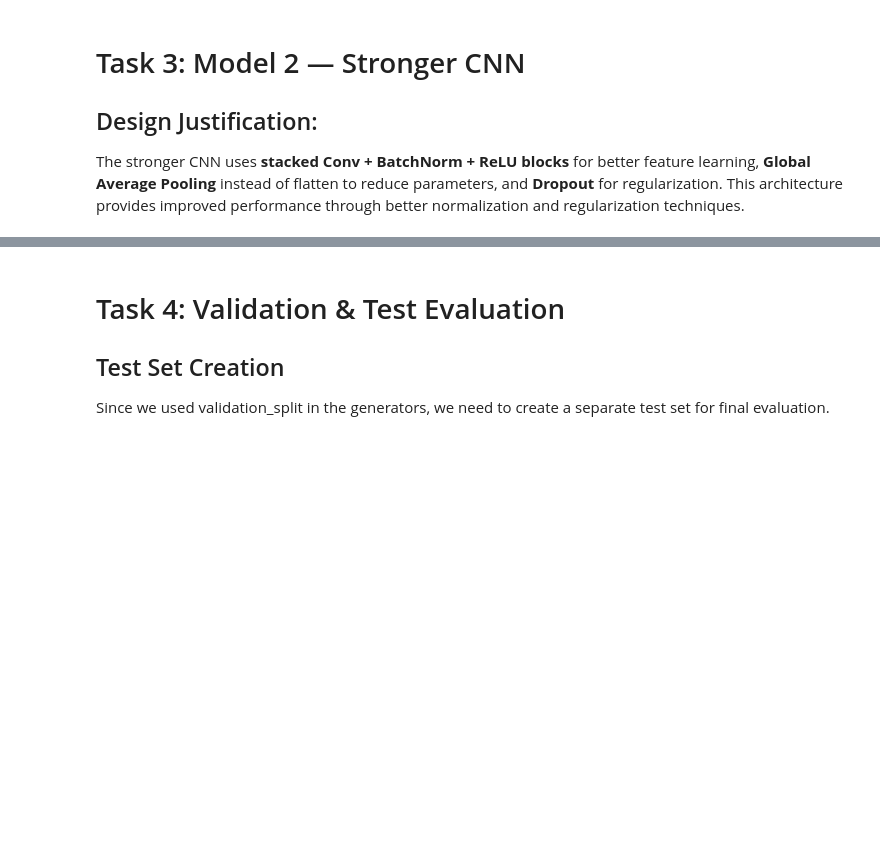
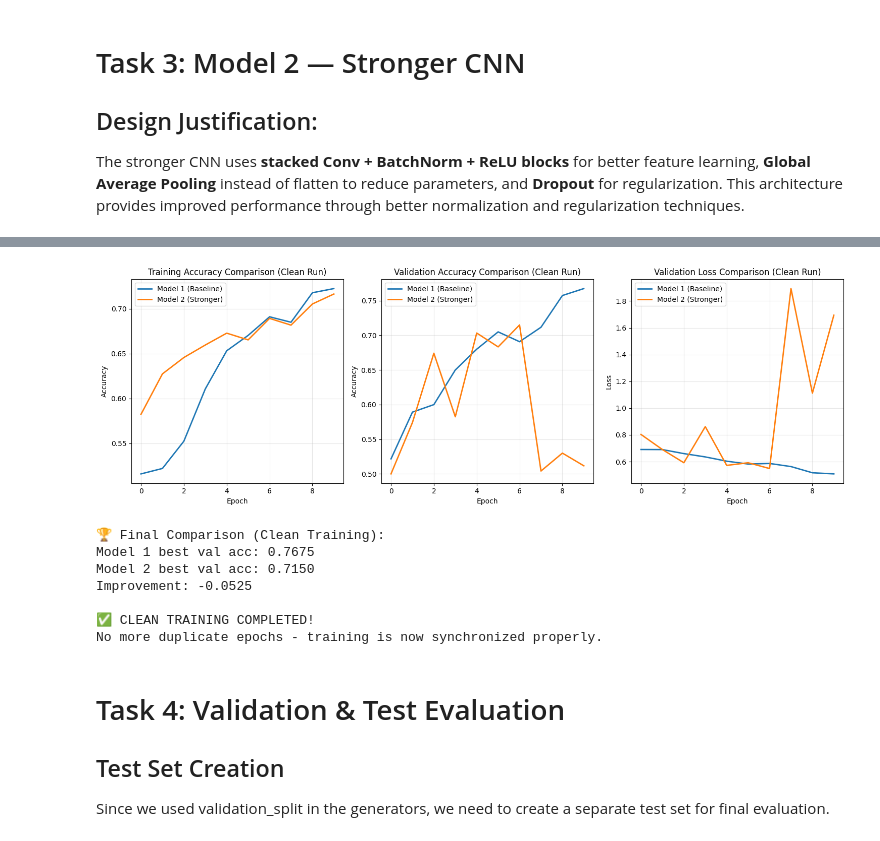
Before and after one commit to katsura919/elective2-repo, a Jupyter notebook: Elective - 3/Cats_Vs_Dogs/train.ipynb, the cells around one changed output, grey strips where cells are left out. Saved outputs shown, nothing was run; the diff lists cells and outputs as text; code cells hidden in the pictures; blank space fills up the shorter version.

```diff
--- a/Elective - 3/Cats_Vs_Dogs/train.ipynb
+++ b/Elective - 3/Cats_Vs_Dogs/train.ipynb
@@ -518,0 +690,67 @@ Improvement: +0.0051
+# %%
+# Train Model 2 (Clean Restart)
+print("🚀 Starting CLEAN training for Model 2 (Stronger CNN)...")
+
+# Reset generators before training Model 2
+train_generator.reset()
+validation_generator.reset()
+
+# Train Model 2 with fresh start
+history2 = model2.fit(
+    train_generator,
+    epochs=EPOCHS,
+    validation_data=validation_generator,
+    verbose=1
+)
+
+print("✅ Model 2 training completed!")
+
+# Get best validation accuracy for Model 2
+best_val_acc2 = max(history2.history['val_accuracy'])
+best_epoch2 = history2.history['val_accuracy'].index(best_val_acc2) + 1
+
+print(f"📊 Model 2 Results (Clean Run):")
+print(f"Best validation accuracy: {best_val_acc2:.4f} (epoch {best_epoch2})")
+print(f"Training epochs completed: {len(history2.history['accuracy'])}")
+
+# Plot comparison of both models (Clean Training)
+plt.figure(figsize=(15, 5))
+
+plt.subplot(1, 3, 1)
+plt.plot(history1.history['accuracy'], label='Model 1 (Baseline)', linewidth=2)
+plt.plot(history2.history['accuracy'], label='Model 2 (Stronger)', linewidth=2)
+plt.title('Training Accuracy Comparison (Clean Run)')
+plt.xlabel('Epoch')
+plt.ylabel('Accuracy')
+plt.legend()
+plt.grid(True, alpha=0.3)
+
+plt.subplot(1, 3, 2)
+plt.plot(history1.history['val_accuracy'], label='Model 1 (Baseline)', linewidth=2)
+plt.plot(history2.history['val_accuracy'], label='Model 2 (Stronger)', linewidth=2)
+plt.title('Validation Accuracy Comparison (Clean Run)')
+plt.xlabel('Epoch')
+plt.ylabel('Accuracy')
+plt.legend()
+plt.grid(True, alpha=0.3)
+
+plt.subplot(1, 3, 3)
+plt.plot(history1.history['val_loss'], label='Model 1 (Baseline)', linewidth=2)
+plt.plot(history2.history['val_loss'], label='Model 2 (Stronger)', linewidth=2)
+plt.title('Validation Loss Comparison (Clean Run)')
+plt.xlabel('Epoch')
+plt.ylabel('Loss')
+plt.legend()
+plt.grid(True, alpha=0.3)
+
+plt.tight_layout()
+plt.show()
+
+print(f"\n🏆 Final Comparison (Clean Training):")
+print(f"Model 1 best val acc: {best_val_acc1:.4f}")
+print(f"Model 2 best val acc: {best_val_acc2:.4f}")
+print(f"Improvement: {best_val_acc2 - best_val_acc1:+.4f}")
+
+print(f"\n✅ CLEAN TRAINING COMPLETED!")
+print("No more duplicate epochs - training is now synchronized properly.")
+# %% [output]
@@ -519,3 +774,11 @@ Improvement: +0.0051
+[figure, added]
+🏆 Final Comparison (Clean Training):
+Model 1 best val acc: 0.7675
+Model 2 best val acc: 0.7150
+Improvement: -0.0525
+
+✅ CLEAN TRAINING COMPLETED!
+No more duplicate epochs - training is now synchronized properly.
 # %% [markdown]
 # Task 4: Validation & Test Evaluation
 
```
Also changed, not shown: parts of 15 cells of this notebook, 1 other file.
